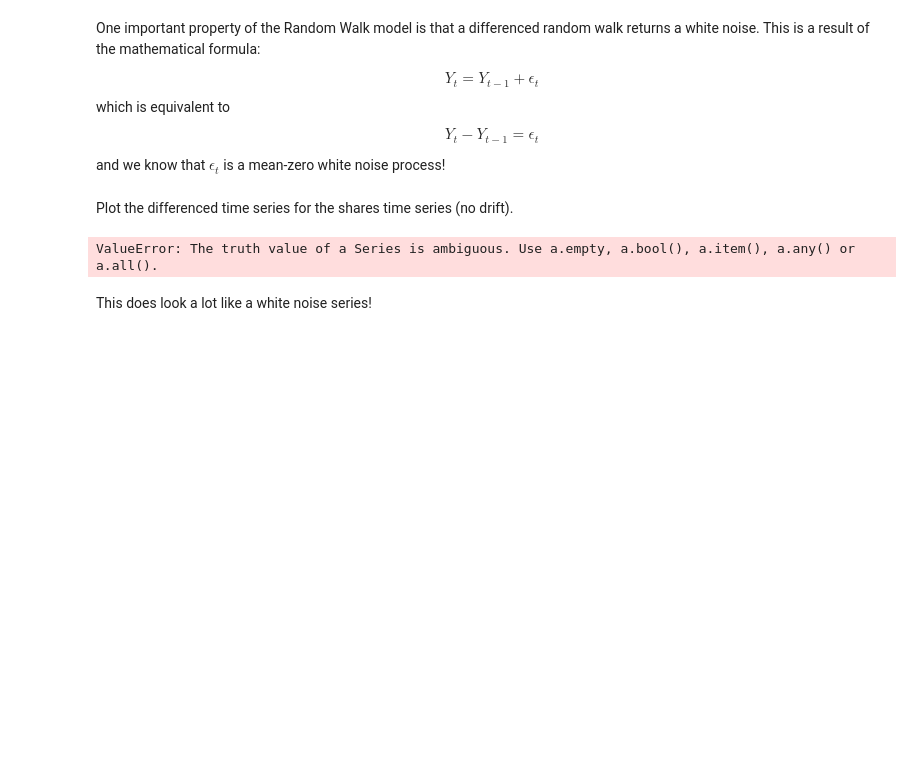
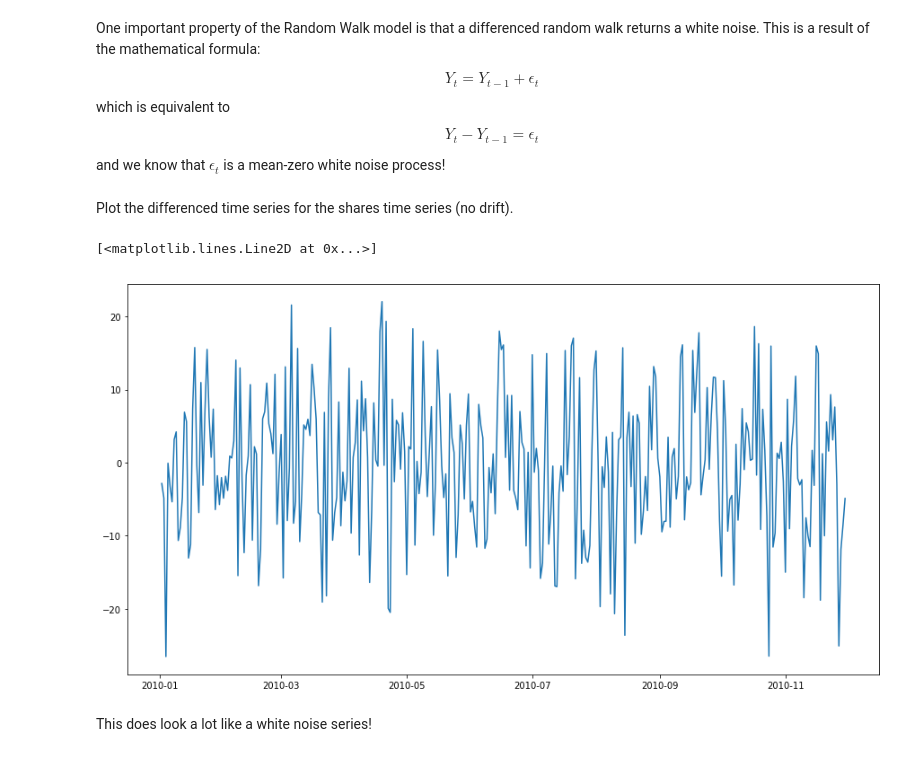
Before and after one commit to lewi0332/dsc-3-26-03-basic-time-series-models-lab-nyc-ds-career-012819, a Jupyter notebook: index.ipynb, the cells around one changed output. Drawn from its saved outputs; the diff is of its cells as text; code cells hidden in the pictures; blank space fills up the shorter version.

```diff
--- a/index.ipynb
+++ b/index.ipynb
@@ -188,9 +188,11 @@ Plot the differenced time series for the shares time series (no drift).
 # %%
 shares_diff = shares_series.diff(periods=1)
 
-plt.show(shares_diff)
+plt.figure(figsize=(15,8))
+plt.plot(shares_diff)
 # %% [output]
-ValueError: The truth value of a Series is ambiguous. Use a.empty, a.bool(), a.item(), a.any() or a.all().
+[<matplotlib.lines.Line2D at 0x...>]
+[figure, added]
 # %% [markdown]
 This does look a lot like a white noise series!
 # %% [markdown]
```
